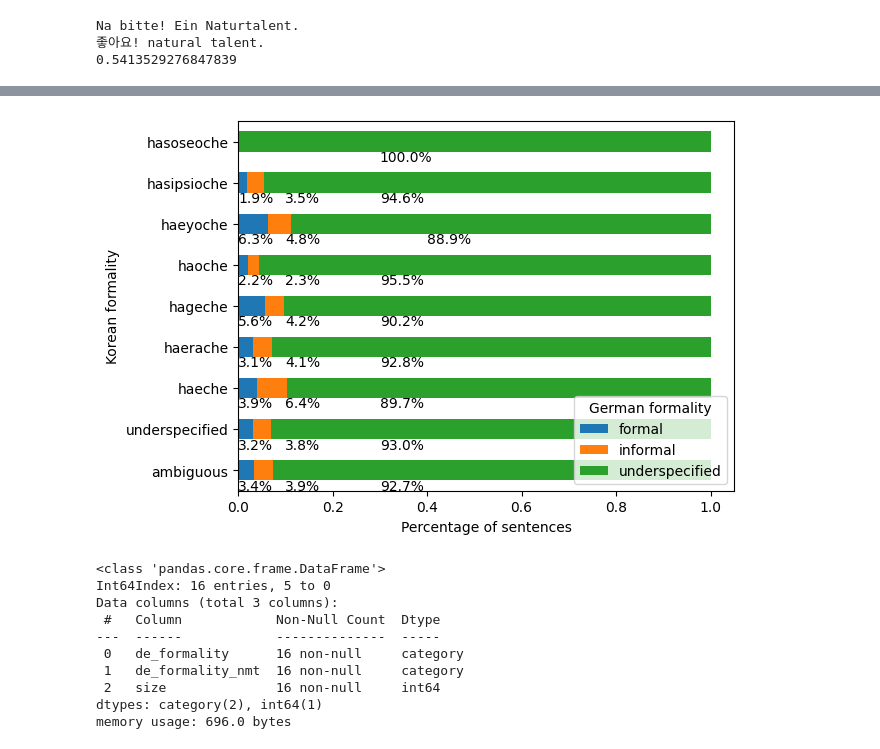
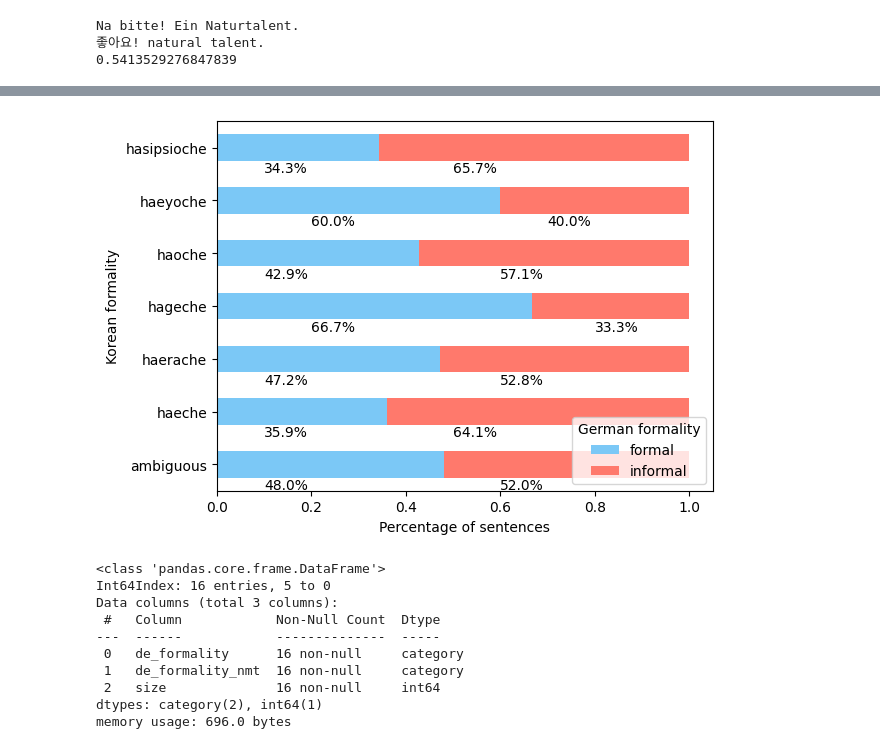
Before and after one commit to lsickert/rude-nmt, a Jupyter notebook: analysis.ipynb, the cells around one changed output, grey strips where cells are left out. Cells and saved outputs as stored; diff of their text form; code cells hidden in the pictures.

```diff
--- a/analysis.ipynb
+++ b/analysis.ipynb
@@ -166,14 +190,16 @@ tatoeba_analysis.get_cross_formality_plot(
 # %%
 tatoeba_analysis.get_cross_formality_plot(
     cross_ds,
     "ko_formality_nmt",
     "de_formality_nmt",
     form_col_desc="Korean formality",
     cross_col_desc="German formality",
-    plot_title="form_distribution_nmt",
+    plot_title="form_distribution_nmt_filtered_ds",
+    exclude_vals=["underspecified"],
+    colors=["xkcd:lightblue", "xkcd:salmon"],
 )
 # %% [output]
-[figure, old version]
+[figure, new version]
 # %%
 df = ds.to_pandas()
 
```
Also changed, not shown: parts of 28 cells of this notebook, 20 other files.
